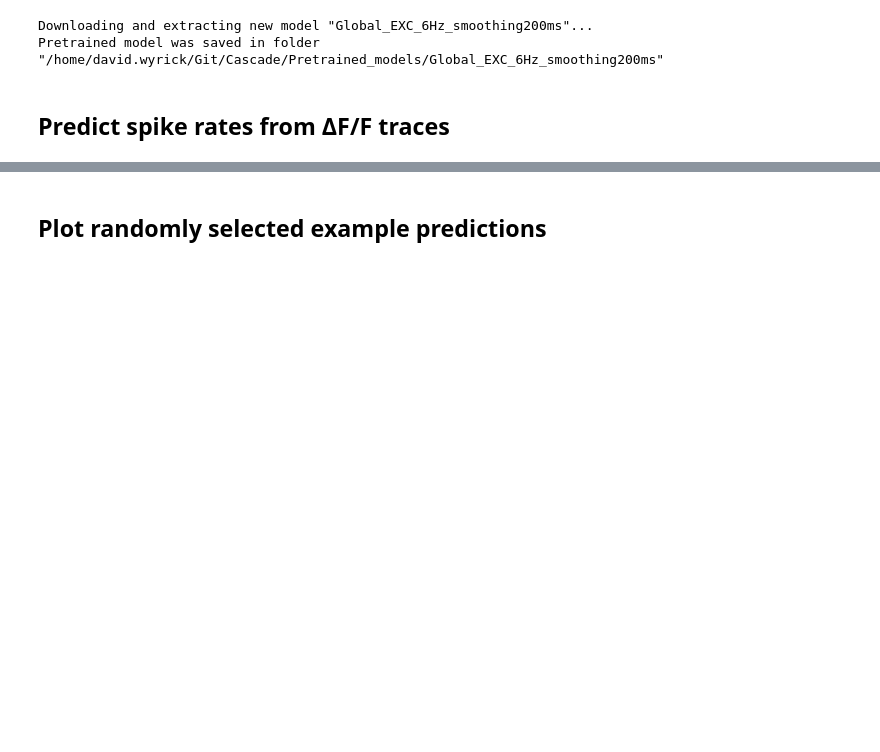
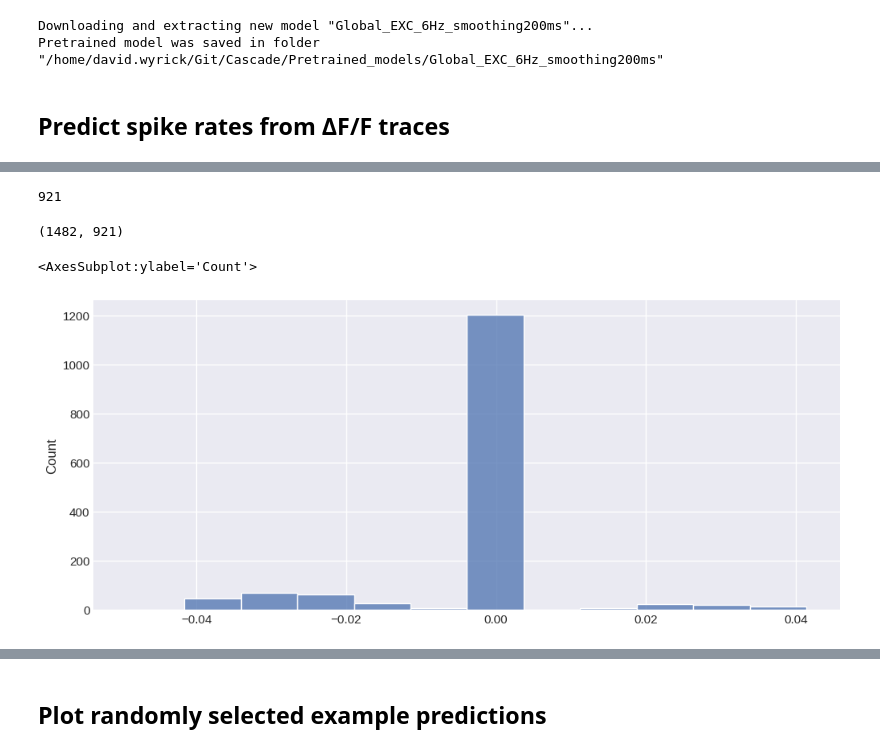
Before and after one commit to AllenInstitute/allen_v1dd, a Jupyter notebook: david/2023_03_15_2p-deconvolution_CASCADE.ipynb, the cells around one changed output, grey strips where cells are left out. Drawn from its saved outputs; the diff is of its cells as text; code cells hidden in the pictures; blank space fills up the shorter version.

```diff
--- a/david/2023_03_15_2p-deconvolution_CASCADE.ipynb
+++ b/david/2023_03_15_2p-deconvolution_CASCADE.ipynb
@@ -123,9 +125,0 @@ noise_levels = plot_noise_level_distribution(traces,frame_rate)
-# %%
-#@markdown Plotting random traces helps to check whether the data have been loaded correctly. If you want to plot specific instead of randomly selected neurons, modify the variable **`neuron_indices`** accordingly.
-
-
-plt.rcParams['figure.figsize'] = [13, 13]
-
-#np.random.seed(3952)
-neuron_indices = np.random.randint(traces.shape[0], size=16)
-time_axis = plot_dFF_traces(traces,neuron_indices,frame_rate)
@@ -200,0 +180,22 @@ Spike rate inference done.
+# %%
+spike_prob_all_sub  = spike_prob_all[:,indy]
+# %%
+spike_prob_all.shape
+ts = ts_list[2]
+
+tStart = 1179.571167; tEnd = 1331.681152
+indy = np.where((ts >= tStart) & (ts <= tEnd))[0]
+len(indy)
+# %% [output]
+921
+# %%
+spike_prob_sub = spike_prob[:,33:-33]
+spike_prob_sub.shape
+# %% [output]
+(1482, 921)
+# %%
+diff = np.mean(spike_prob_sub-spike_prob_all_sub,axis=1)
+sns.histplot(diff)
+# %% [output]
+<AxesSubplot:ylabel='Count'>
+[figure, added]
```
Also changed, not shown: parts of 11 cells of this notebook, 7 other files.
